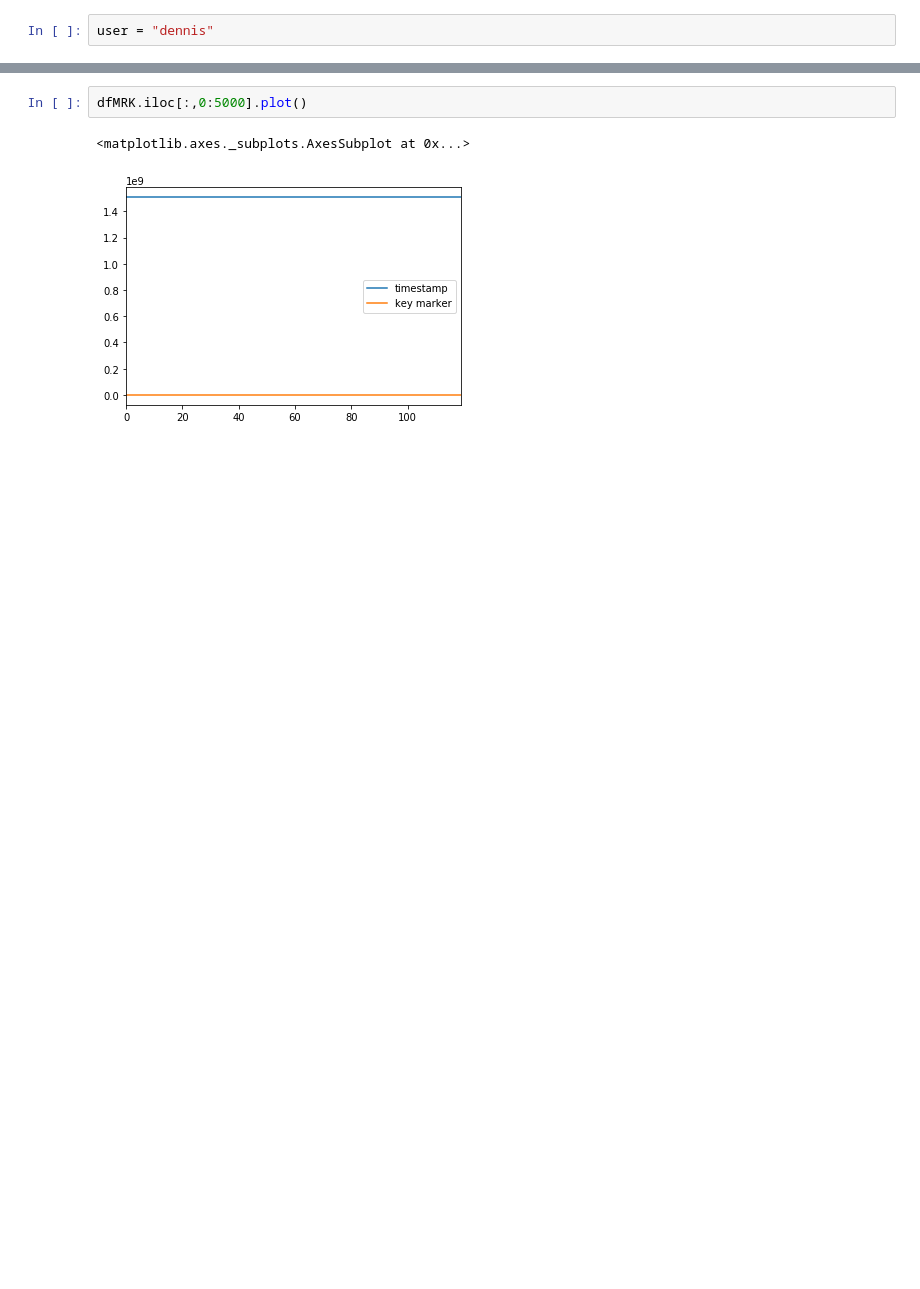
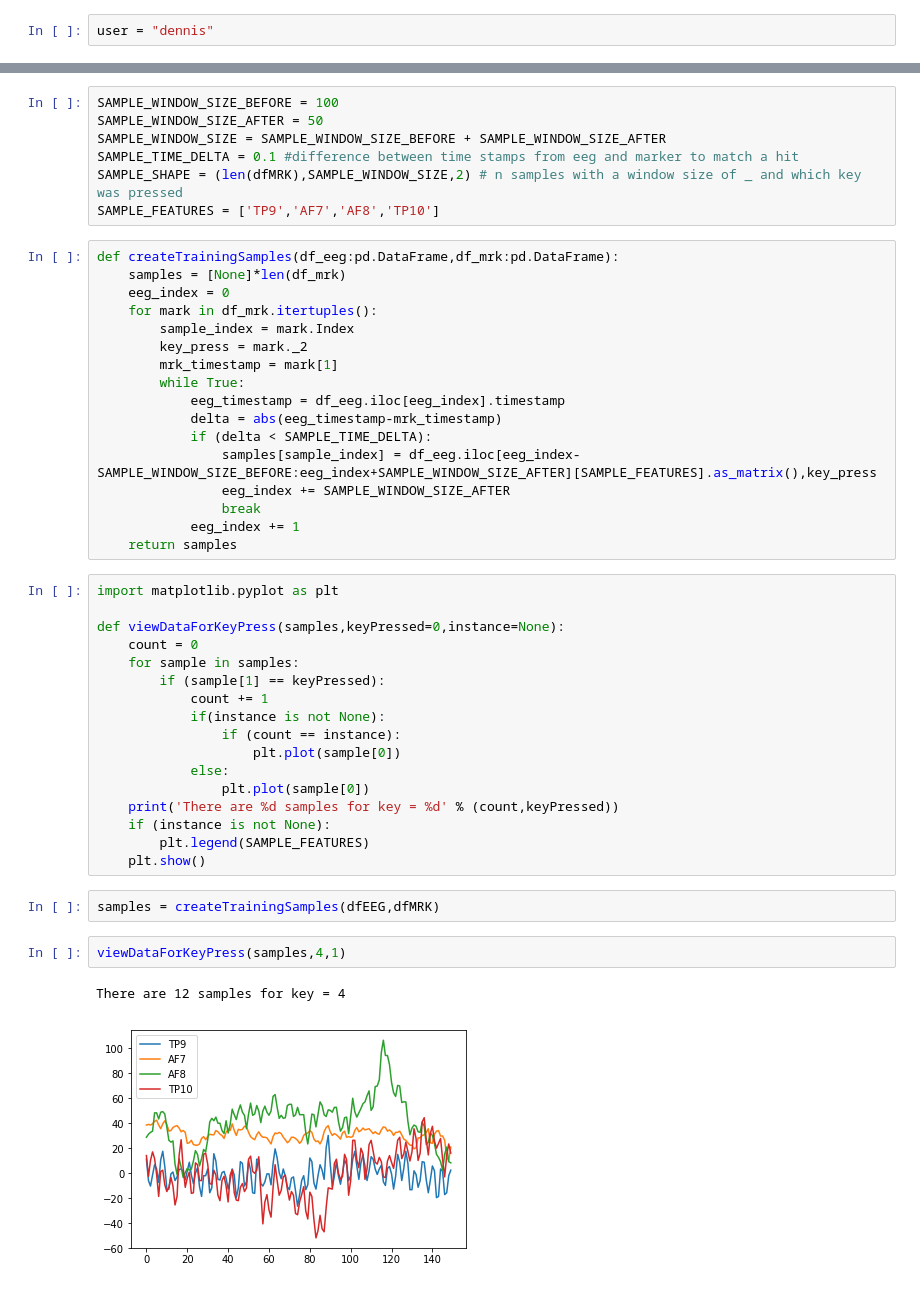
Before and after one commit to kowalej/KEEGLogger, a Jupyter notebook: KEEGLogger/notebooks/data_analysis_notebook.ipynb, the cells around one changed output, grey strips where cells are left out. Drawn from its saved outputs; the diff is of its cells as text; blank space fills up the shorter version.

Commit message:
formated data to be inputted to model

```diff
--- a/KEEGLogger/notebooks/data_analysis_notebook.ipynb
+++ b/KEEGLogger/notebooks/data_analysis_notebook.ipynb
@@ -42,5 +15,48 @@ Float64Index([ 1.5072288873e+12, 1.50722888731e+12, 1.50722888731e+12,
-# %%
-dfMRK.iloc[:,0:5000].plot()
-# %% [output]
-<matplotlib.axes._subplots.AxesSubplot at 0x...>
-[figure, removed]
+# %%
+SAMPLE_WINDOW_SIZE_BEFORE = 100
+SAMPLE_WINDOW_SIZE_AFTER = 50
+SAMPLE_WINDOW_SIZE = SAMPLE_WINDOW_SIZE_BEFORE + SAMPLE_WINDOW_SIZE_AFTER
+SAMPLE_TIME_DELTA = 0.1 #difference between time stamps from eeg and marker to match a hit
+SAMPLE_SHAPE = (len(dfMRK),SAMPLE_WINDOW_SIZE,2) # n samples with a window size of _ and which key was pressed
+SAMPLE_FEATURES = ['TP9','AF7','AF8','TP10']
+# %%
+def createTrainingSamples(df_eeg:pd.DataFrame,df_mrk:pd.DataFrame):
+    samples = [None]*len(df_mrk)
+    eeg_index = 0
+    for mark in df_mrk.itertuples():
+        sample_index = mark.Index
+        key_press = mark._2
+        mrk_timestamp = mark[1]
+        while True:
+            eeg_timestamp = df_eeg.iloc[eeg_index].timestamp
+            delta = abs(eeg_timestamp-mrk_timestamp)
+            if (delta < SAMPLE_TIME_DELTA):
+                samples[sample_index] = df_eeg.iloc[eeg_index-SAMPLE_WINDOW_SIZE_BEFORE:eeg_index+SAMPLE_WINDOW_SIZE_AFTER][SAMPLE_FEATURES].as_matrix(),key_press
+                eeg_index += SAMPLE_WINDOW_SIZE_AFTER
+                break
+            eeg_index += 1
+    return samples
+# %%
+import matplotlib.pyplot as plt
+
+def viewDataForKeyPress(samples,keyPressed=0,instance=None):
+    count = 0
+    for sample in samples:
+        if (sample[1] == keyPressed):
+            count += 1
+            if(instance is not None):
+                if (count == instance):
+                    plt.plot(sample[0])
+            else:
+                plt.plot(sample[0])
+    print('There are %d samples for key = %d' % (count,keyPressed))
+    if (instance is not None):
+        plt.legend(SAMPLE_FEATURES)
+    plt.show()
+# %%
+samples = createTrainingSamples(dfEEG,dfMRK)
+# %%
+viewDataForKeyPress(samples,4,1)
+# %% [output]
+There are 12 samples for key = 4
+[figure, added]
```
Also changed, not shown: parts of 10 cells of this notebook, 1 other file.
